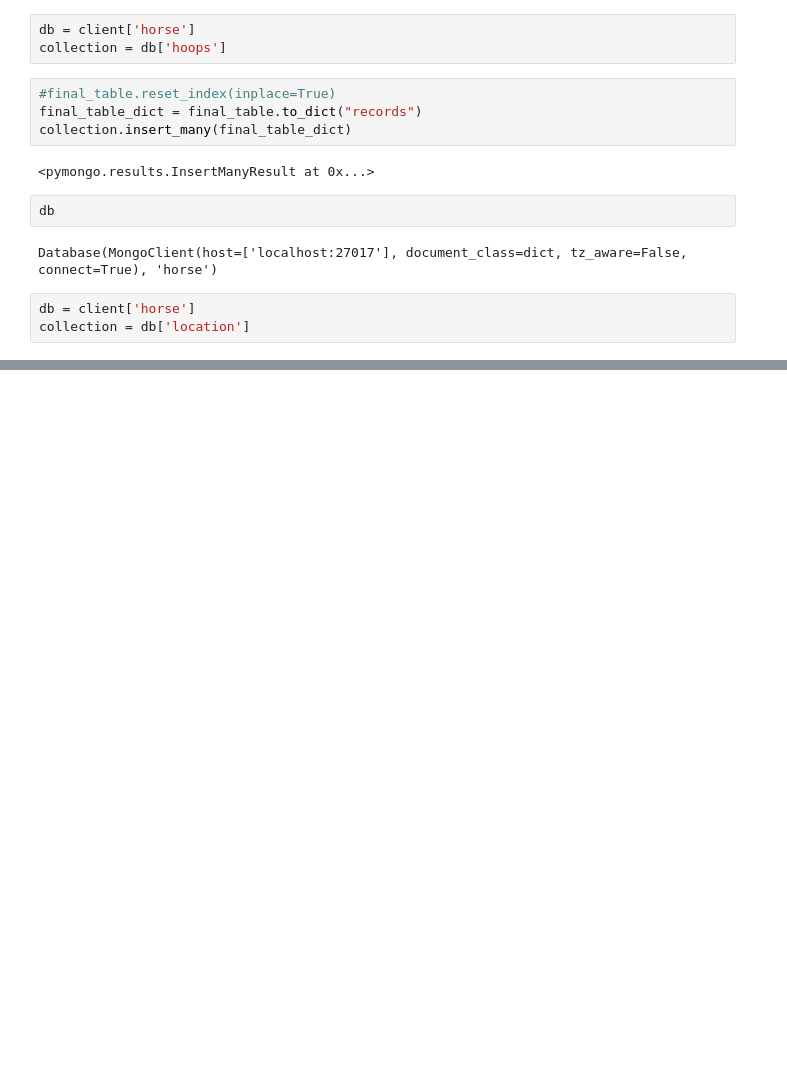
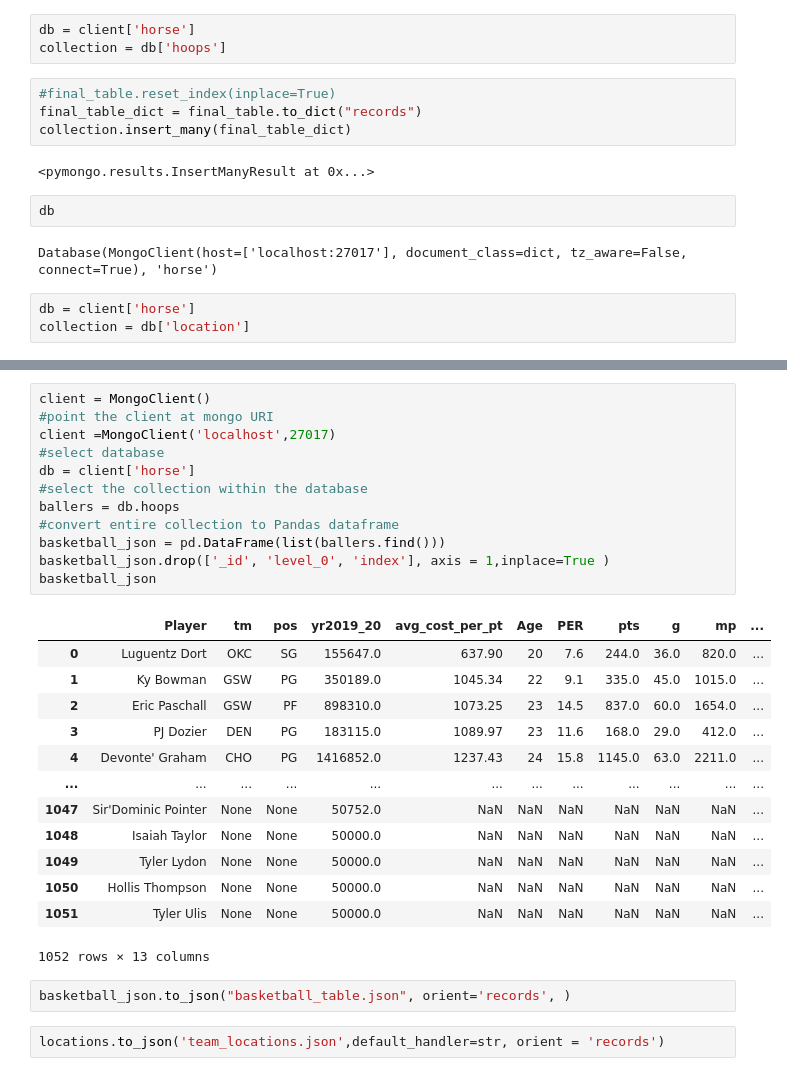
Before and after one commit to gportes24/NBA_salary_analytics, a Jupyter notebook: Resources/starter_code.ipynb, the cells around one changed output, grey strips where cells are left out. Drawn from its saved outputs; the diff is of its cells as text; blank space fills up the shorter version.

Commit message:
app.py with mongo query/ouput

```diff
--- a/Resources/starter_code.ipynb
+++ b/Resources/starter_code.ipynb
@@ -948,0 +984,30 @@ collection.insert_many(final_table_dict)
+# %%
+client = MongoClient()
+#point the client at mongo URI
+client =MongoClient('localhost',27017)
+#select database
+db = client['horse']
+#select the collection within the database
+ballers = db.hoops
+#convert entire collection to Pandas dataframe
+basketball_json = pd.DataFrame(list(ballers.find()))
+basketball_json.drop(['_id', 'level_0', 'index'], axis = 1,inplace=True )
+basketball_json
+# %% [output]
+|  | Player | tm | pos | yr2019_20 | avg_cost_per_pt | Age | PER | pts | g | mp | ... |
+| 0 | Luguentz Dort | OKC | SG | 155647.0 | 637.90 | 20 | 7.6 | 244.0 | 36.0 | 820.0 | ... |
+| 1 | Ky Bowman | GSW | PG | 350189.0 | 1045.34 | 22 | 9.1 | 335.0 | 45.0 | 1015.0 | ... |
+| 2 | Eric Paschall | GSW | PF | 898310.0 | 1073.25 | 23 | 14.5 | 837.0 | 60.0 | 1654.0 | ... |
+| 3 | PJ Dozier | DEN | PG | 183115.0 | 1089.97 | 23 | 11.6 | 168.0 | 29.0 | 412.0 | ... |
+| 4 | Devonte' Graham | CHO | PG | 1416852.0 | 1237.43 | 24 | 15.8 | 1145.0 | 63.0 | 2211.0 | ... |
+| ... | ... | ... | ... | ... | ... | ... | ... | ... | ... | ... | ... |
+| 1047 | Sir'Dominic Pointer | None | None | 50752.0 | NaN | NaN | NaN | NaN | NaN | NaN | ... |
+| 1048 | Isaiah Taylor | None | None | 50000.0 | NaN | NaN | NaN | NaN | NaN | NaN | ... |
+| 1049 | Tyler Lydon | None | None | 50000.0 | NaN | NaN | NaN | NaN | NaN | NaN | ... |
+| 1050 | Hollis Thompson | None | None | 50000.0 | NaN | NaN | NaN | NaN | NaN | NaN | ... |
+| 1051 | Tyler Ulis | None | None | 50000.0 | NaN | NaN | NaN | NaN | NaN | NaN | ... |
+1052 rows × 13 columns
+# %%
+basketball_json.to_json("basketball_table.json", orient='records', )
+# %%
+locations.to_json('team_locations.json',default_handler=str, orient = 'records')
```
Also changed, not shown: parts of 4 cells of this notebook, 6 other files.
